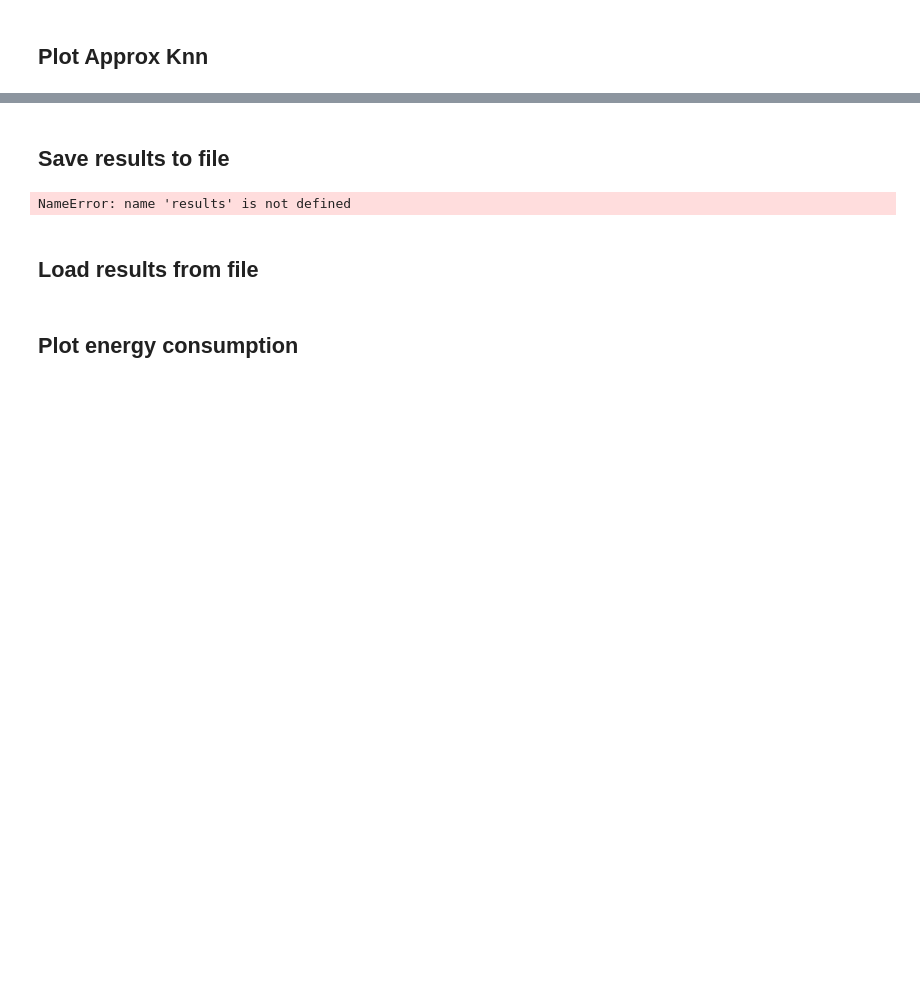
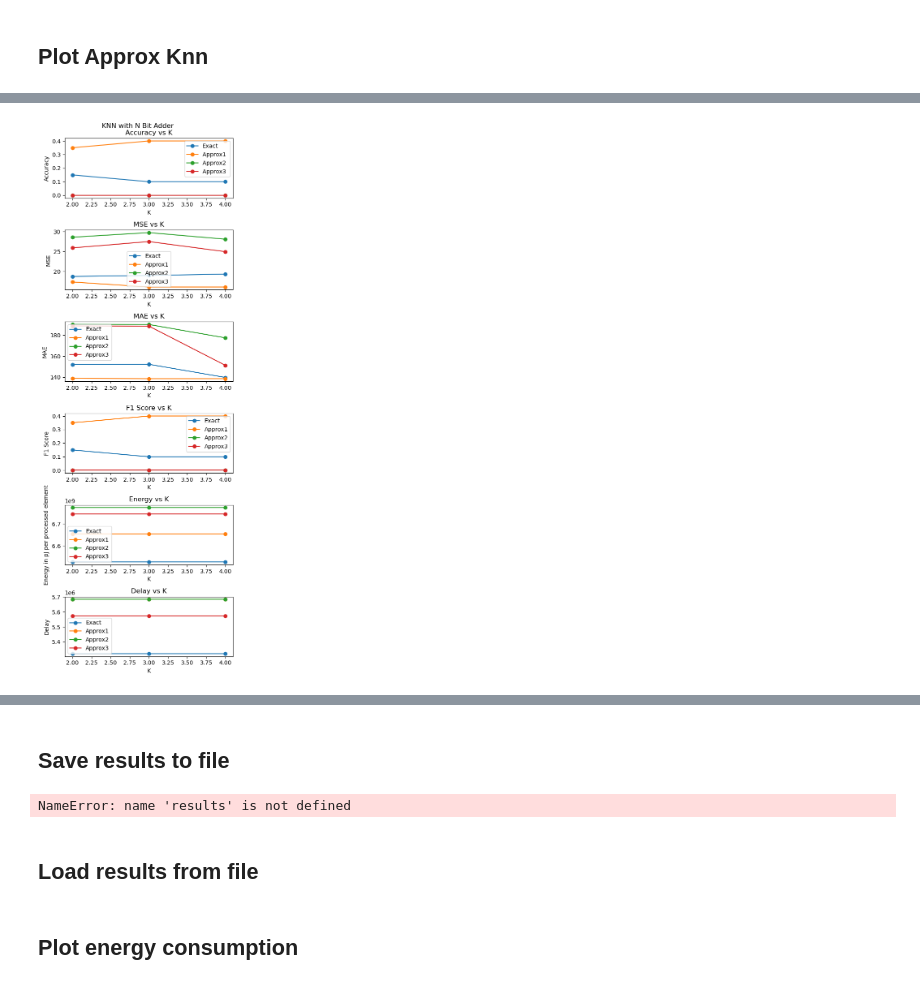
Before and after one commit to DerBurri/ecp, a Jupyter notebook: final_project/machine_learning/knearest.ipynb, the cells around one changed output, grey strips where cells are left out. Saved outputs shown, nothing was run; the diff lists cells and outputs as text; code cells hidden in the pictures; blank space fills up the shorter version.

Commit message:
final plotts

```diff
--- a/final_project/machine_learning/knearest.ipynb
+++ b/final_project/machine_learning/knearest.ipynb
@@ -846,12 +1075,12 @@ f1_values_exact = [result[3] for result in results_exact]
 energy_values_exact = [result[4] for result in results_exact]
 delay_values_exact = [result[5] for result in results_exact]
 
-acc_values_approx = [result[0] for result in results_approx]
-mse_values_approx = [result[1] for result in results_approx]
-mae_values_approx = [result[2] for result in results_approx]
-f1_values_approx = [result[3] for result in results_approx]
-energy_values_approx = [result[4] for result in results_approx]
-delay_values_approx = [result[5] for result in results_approx]
+acc_values_approx = [result[0] for result in results_approx1]
+mse_values_approx = [result[1] for result in results_approx1]
+mae_values_approx = [result[2] for result in results_approx1]
+f1_values_approx = [result[3] for result in results_approx1]
+energy_values_approx = [result[4] for result in results_approx1]
+delay_values_approx = [result[5] for result in results_approx1]
 
 acc_values_approx2 = [result[0] for result in results_approx2]
 mse_values_approx2 = [result[1] for result in results_approx2]
@@ -868,7 +1097,7 @@ energy_values_approx3 = [result[4] for result in results_approx3]
 delay_values_approx3 = [result[5] for result in results_approx3]
 
 # Create a figure and set the title
-fig = plt.figure(figsize=(8, 12))
+fig = plt.figure(figsize=(5, 14))
 fig.suptitle("KNN with N Bit Adder")
 
 # Create subplots
@@ -911,38 +1140,40 @@ axs[3].plot(kVals, f1_values_approx, marker='o', label='Approx1')
 axs[3].plot(kVals, f1_values_approx2, marker='o', label='Approx2')
 axs[3].plot(kVals, f1_values_approx3, marker='o', label='Approx3')
 axs[3].set_xlabel('K')
 axs[3].set_ylabel('F1 Score')
 axs[3].set_title('F1 Score vs K')
 axs[3].legend()
 
 # Plot energy
 axs[4].plot(kVals, np.divide(energy_values_exact,subset_size), marker='o', label='Exact')
 axs[4].plot(kVals, np.divide(energy_values_approx,subset_size), marker='o', label='Approx1')
 axs[4].plot(kVals, np.divide(energy_values_approx2,subset_size), marker='o', label='Approx2')
 axs[4].plot(kVals, np.divide(energy_values_approx3,subset_size), marker='o', label='Approx3')
 axs[4].set_xlabel('K')
-axs[4].set_ylabel('Energy')
-axs[4].set_title('Energy vs K per processed image')
+axs[4].set_ylabel('Energy in pJ per processed element')
+axs[4].set_title('Energy vs K')
 axs[4].legend()
 
 # Plot delay
 axs[5].plot(kVals, np.divide(delay_values_exact,subset_size), marker='o', label='Exact')
-axs[5].plot(kVals, delay_values_approx, marker='o', label='Approx1')
-axs[5].plot(kVals, delay_values_approx2, marker='o', label='Approx2')
-axs[5].plot(kVals, delay_values_approx3, marker='o', label='Approx3')
+axs[5].plot(kVals, np.divide(delay_values_approx,subset_size), marker='o', label='Approx1')
+axs[5].plot(kVals, np.divide(delay_values_approx2,subset_size), marker='o', label='Approx2')
+axs[5].plot(kVals, np.divide(delay_values_approx3,subset_size), marker='o', label='Approx3')
 
 
 
 axs[5].set_xlabel('K')
 axs[5].set_ylabel('Delay')
 axs[5].set_title('Delay vs K')
 axs[5].legend()
 
 # Adjust spacing between subplots
 plt.tight_layout()
 
 # Show the plot
 plt.show()
+# %% [output]
+[figure, added]
 # %%
 import matplotlib.pyplot as plt
 
```
Also changed, not shown: parts of 4 cells of this notebook.
